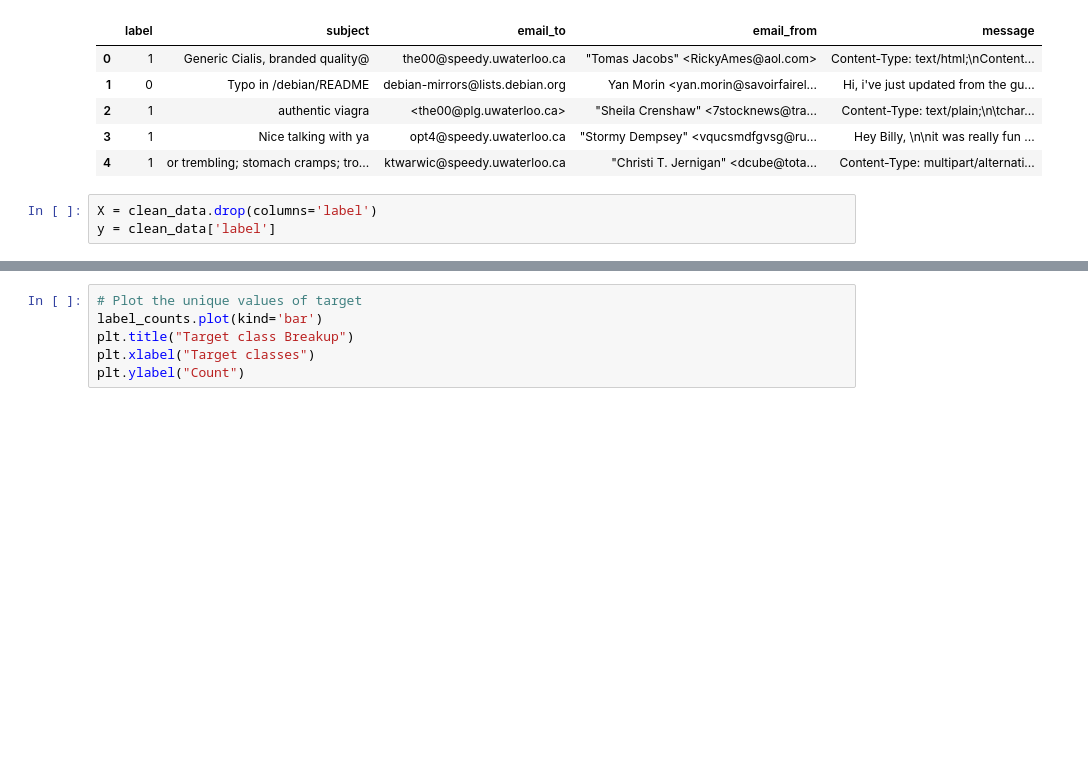
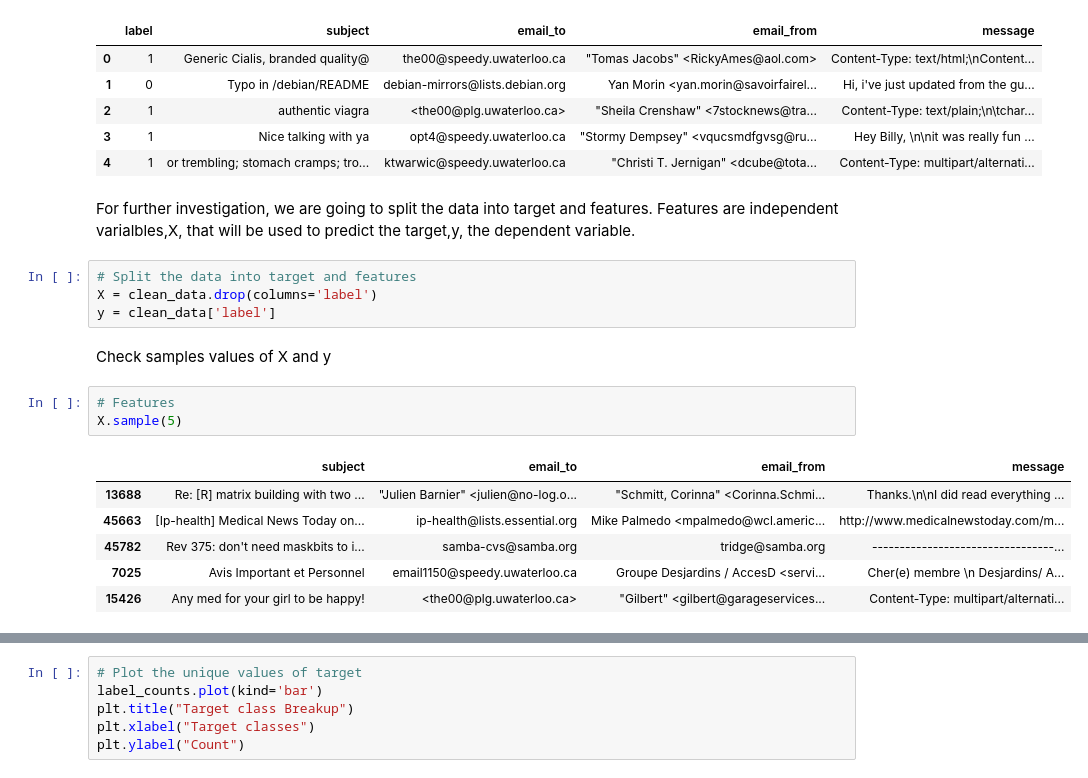
Before and after one commit to dfrancis-tech/email_spam, a Jupyter notebook: EDA.ipynb, the cells around one changed output, grey strips where cells are left out. Cells and saved outputs as stored; diff of their text form; blank space fills up the shorter version.

```diff
--- a/EDA.ipynb
+++ b/EDA.ipynb
@@ -176,6 +242,21 @@ clean_data.head()
 | 2 | 1 | authentic viagra | <the00@plg.uwaterloo.ca> | "Sheila Crenshaw" <7stocknews@tra... | Content-Type: text/plain;\n\tchar... |
 | 3 | 1 | Nice talking with ya | opt4@speedy.uwaterloo.ca | "Stormy Dempsey" <vqucsmdfgvsg@ru... | Hey Billy, \n\nit was really fun ... |
 | 4 | 1 | or trembling; stomach cramps; tro... | ktwarwic@speedy.uwaterloo.ca | "Christi T. Jernigan" <dcube@tota... | Content-Type: multipart/alternati... |
+# %% [markdown]
+For further investigation, we are going to split the data into target and features. Features are independent varialbles,X, that will be used to predict the target,y, the dependent variable.
 # %%
+# Split the data into target and features
 X = clean_data.drop(columns='label')
 y = clean_data['label']
+# %% [markdown]
+Check samples values of X and y
+# %%
+# Features
+X.sample(5)
+# %% [output]
+|  | subject | email_to | email_from | message |
+| 13688 | Re: [R] matrix building with two ... | "Julien Barnier" <julien@no-log.o... | "Schmitt, Corinna" <Corinna.Schmi... | Thanks.\n\nI did read everything ... |
+| 45663 | [Ip-health] Medical News Today on... | ip-health@lists.essential.org | Mike Palmedo <mpalmedo@wcl.americ... | http://www.medicalnewstoday.com/m... |
+| 45782 | Rev 375: don't need maskbits to i... | samba-cvs@samba.org | tridge@samba.org | ---------------------------------... |
+| 7025 | Avis Important et Personnel | email1150@speedy.uwaterloo.ca | Groupe Desjardins / AccesD <servi... | Cher(e) membre \n Desjardins/ A... |
+| 15426 | Any med for your girl to be happy! | <the00@plg.uwaterloo.ca> | "Gilbert" <gilbert@garageservices... | Content-Type: multipart/alternati... |
```
Also changed, not shown: parts of 52 cells of this notebook.
